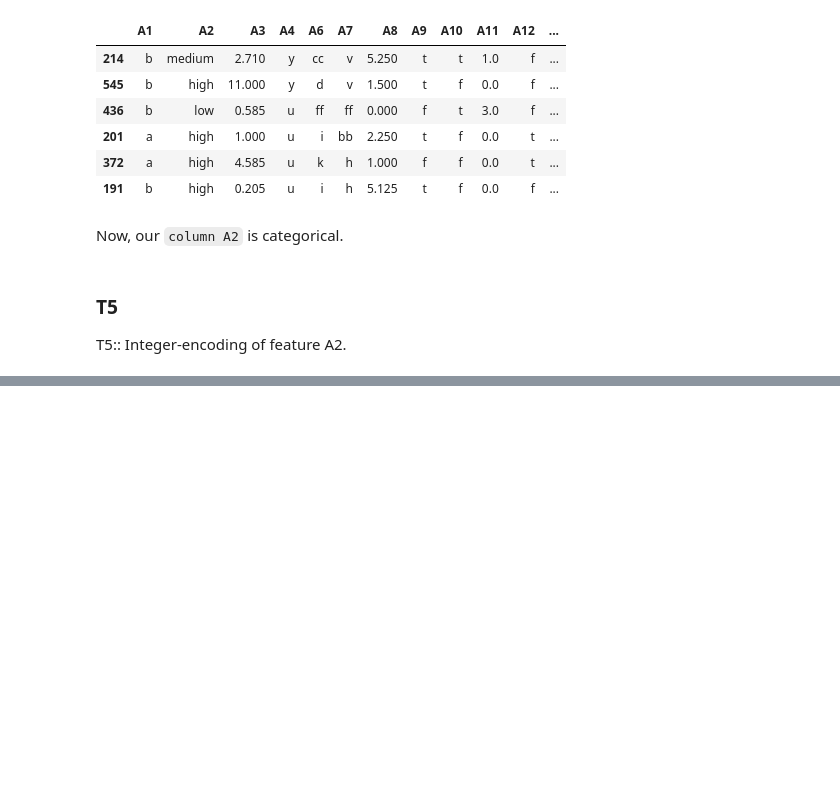
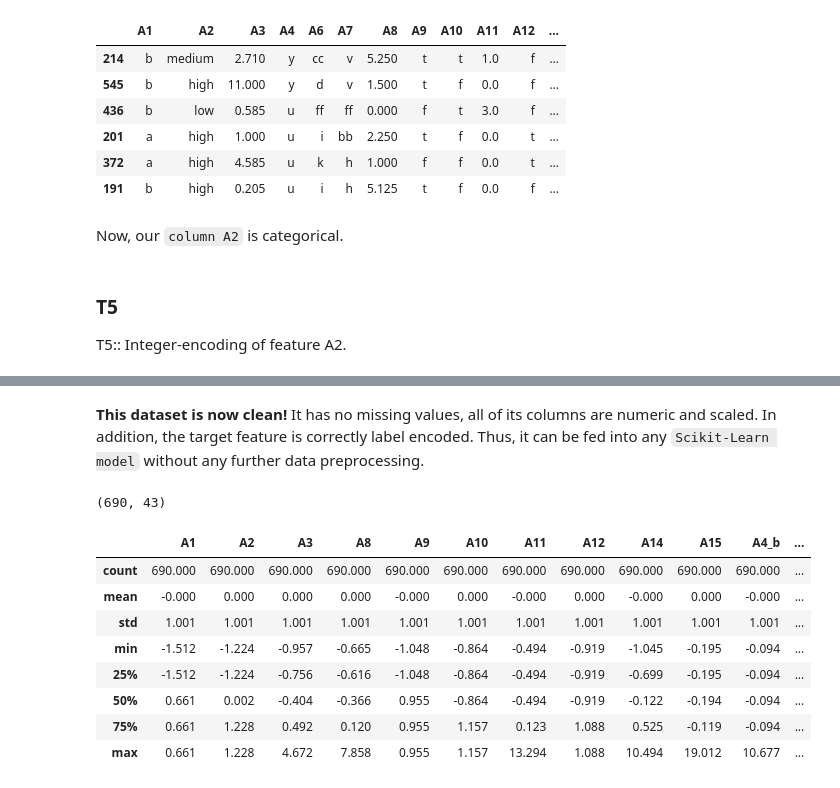
Before and after one commit to piyushthaware/Machine_Learning, a Jupyter notebook: ML_preprocessing_1.ipynb, the cells around one changed output, grey strips where cells are left out. Cells and saved outputs as stored; diff of their text form; code cells hidden in the pictures; blank space fills up the shorter version.

```diff
--- a/ML_preprocessing_1.ipynb
+++ b/ML_preprocessing_1.ipynb
@@ -256,0 +297,15 @@ T5:: Integer-encoding of feature A2.
+# %%
+for col in cat_cols:
+    if col == 'A16':
+        continue
+    if col == 'A5':
+        continue
+    q = len(Data_ohe[col].unique())
+    if q == 2:
+        Data_ohe[col] = pd.get_dummies(Data_ohe[col], drop_first=True)
+
+Data_ohe = pd.get_dummies(Data_ohe)
+
+print(Data_ohe.shape)
+
+Data_ohe.head()
@@ -256,0 +323,17 @@ T5:: Integer-encoding of feature A2.
+# %%
+from sklearn import preprocessing
+
+Data_ohe_scale = Data_ohe.copy()
+
+# make sure to backup the correct column names before scaling
+col_names_Data_ohe_scale = Data_ohe_scale.columns
+
+#performing Standard Scaling:
+Data_ohe_scale = preprocessing.StandardScaler().fit_transform(Data_ohe_scale)
+
+# convert to a data frame with correct column names
+Data_ohe_scale_df = pd.DataFrame(Data_ohe_scale,columns=col_names_Data_ohe_scale)
+
+print(Data_ohe_scale_df.shape)
+
+Data_ohe_scale_df.sample(n=5,random_state=11)
@@ -256,0 +352,4 @@ T5:: Integer-encoding of feature A2.
+# %%
+target = target.replace({'+':1,'-':0})
+print(target.value_counts())
+target.sample(n=4,random_state=11)
@@ -256,0 +368,4 @@ T5:: Integer-encoding of feature A2.
+# %%
+df_clean = Data_ohe_scale_df.assign(target = target.values)
+df_clean = df_clean.round(3)
+df_clean.sample(n=5,random_state=11)
@@ -256,0 +379,2 @@ T5:: Integer-encoding of feature A2.
+# %% [markdown]
+**This dataset is now clean!** It has no missing values, all of its columns are numeric and scaled. In addition, the target feature is correctly label encoded. Thus, it can be fed into any `Scikit-Learn model` without any further data preprocessing.
@@ -256,0 +383,16 @@ T5:: Integer-encoding of feature A2.
+# %%
+df_clean.shape
+# %% [output]
+(690, 43)
+# %%
+df_clean.describe(include='all').round(3)
+# %% [output]
+|  | A1 | A2 | A3 | A8 | A9 | A10 | A11 | A12 | A14 | A15 | A4_b | ... |
+| count | 690.000 | 690.000 | 690.000 | 690.000 | 690.000 | 690.000 | 690.000 | 690.000 | 690.000 | 690.000 | 690.000 | ... |
+| mean | -0.000 | 0.000 | 0.000 | 0.000 | -0.000 | 0.000 | -0.000 | 0.000 | -0.000 | 0.000 | -0.000 | ... |
+| std | 1.001 | 1.001 | 1.001 | 1.001 | 1.001 | 1.001 | 1.001 | 1.001 | 1.001 | 1.001 | 1.001 | ... |
+| min | -1.512 | -1.224 | -0.957 | -0.665 | -1.048 | -0.864 | -0.494 | -0.919 | -1.045 | -0.195 | -0.094 | ... |
+| 25% | -1.512 | -1.224 | -0.756 | -0.616 | -1.048 | -0.864 | -0.494 | -0.919 | -0.699 | -0.195 | -0.094 | ... |
+| 50% | 0.661 | 0.002 | -0.404 | -0.366 | 0.955 | -0.864 | -0.494 | -0.919 | -0.122 | -0.194 | -0.094 | ... |
+| 75% | 0.661 | 1.228 | 0.492 | 0.120 | 0.955 | 1.157 | 0.123 | 1.088 | 0.525 | -0.119 | -0.094 | ... |
+| max | 0.661 | 1.228 | 4.672 | 7.858 | 0.955 | 1.157 | 13.294 | 1.088 | 10.494 | 19.012 | 10.677 | ... |
```
Also changed, not shown: parts of 16 cells of this notebook.
